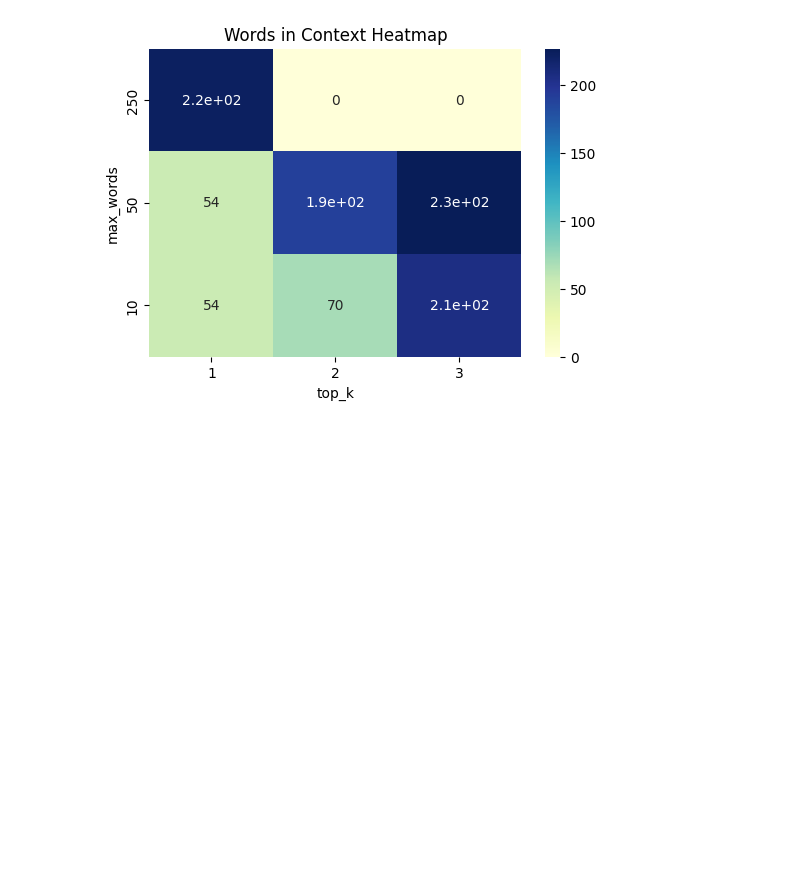
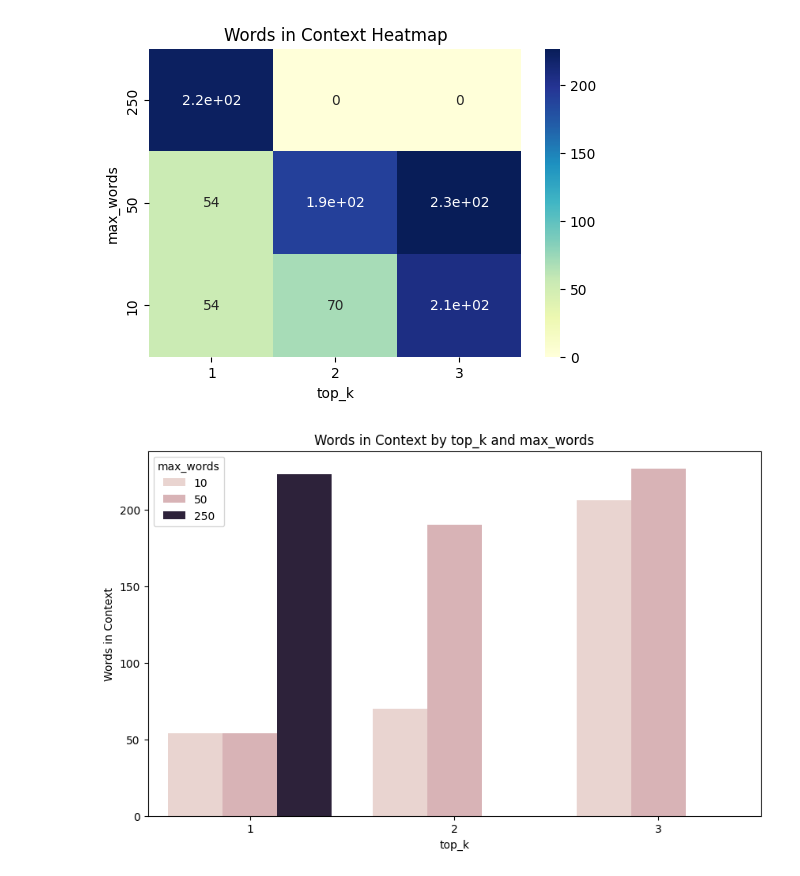
Before and after one commit to oixchi/mathesis, a Jupyter notebook: macode.ipynb, the cells around one changed output. Cells and saved outputs as stored; diff of their text form; code cells hidden in the pictures; blank space fills up the shorter version.

```diff
--- a/macode.ipynb
+++ b/macode.ipynb
@@ -727,3 +727,30 @@ plt.title("Words in Context Heatmap")
 plt.show()
 # %% [output]
 [figure]
+# %%
+import matplotlib.pyplot as plt
+import seaborn as sns
+import pandas as pd
+
+# Provided data
+max_words_values = [10, 10, 10, 50, 50, 50, 250]
+top_k_values = [1, 2, 3, 1, 2, 3, 1]
+words_in_context_values = [54, 70, 206, 54, 190, 227, 223]
+
+# Convert data to a DataFrame format for easy plotting
+data = pd.DataFrame({
+    'max_words': max_words_values,
+    'top_k': top_k_values,
+    'words_in_context': words_in_context_values
+})
+
+# Plot a bar plot
+plt.figure(figsize=(10, 6))
+sns.barplot(data=data, x='top_k', y='words_in_context', hue='max_words')
+plt.xlabel("top_k")
+plt.ylabel("Words in Context")
+plt.title("Words in Context by top_k and max_words")
+plt.legend(title="max_words")
+plt.show()
+# %% [output]
+[figure, added]
```
